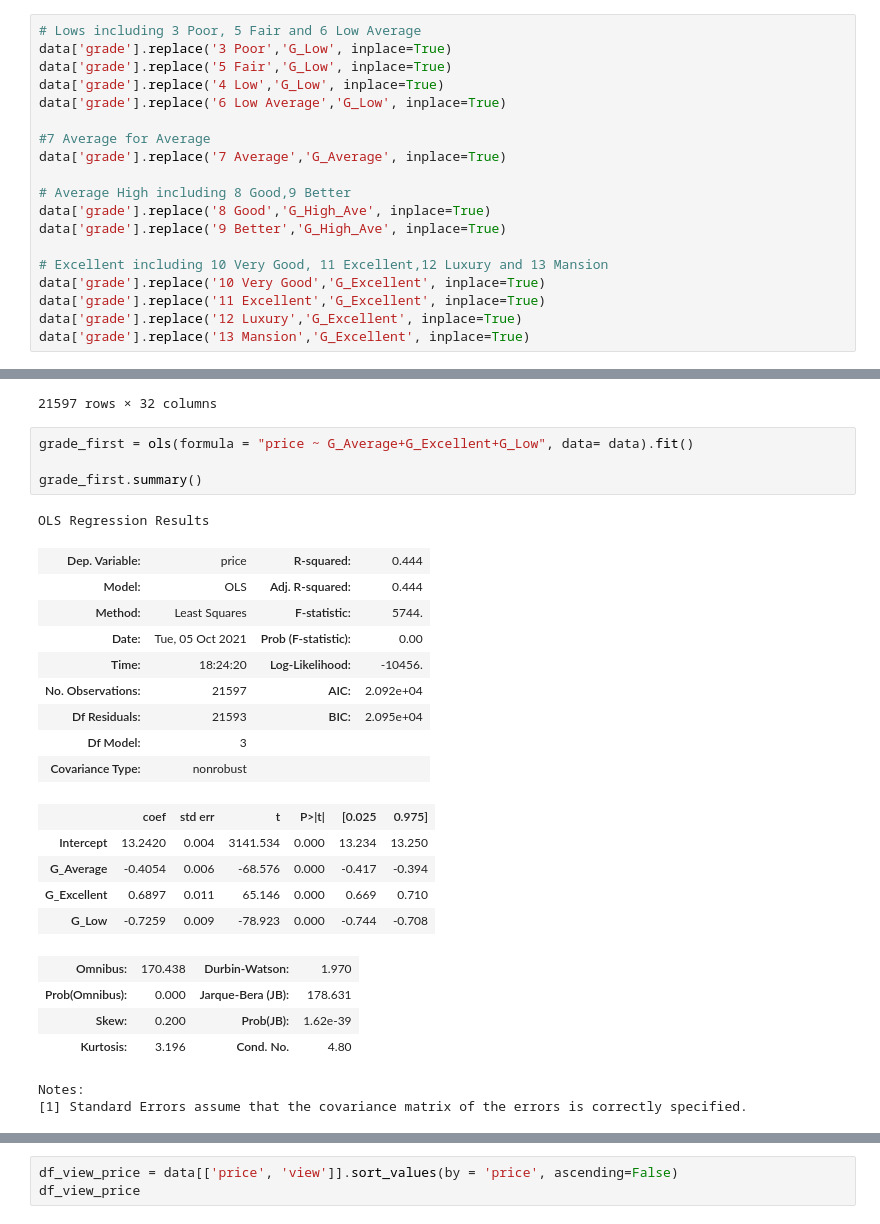
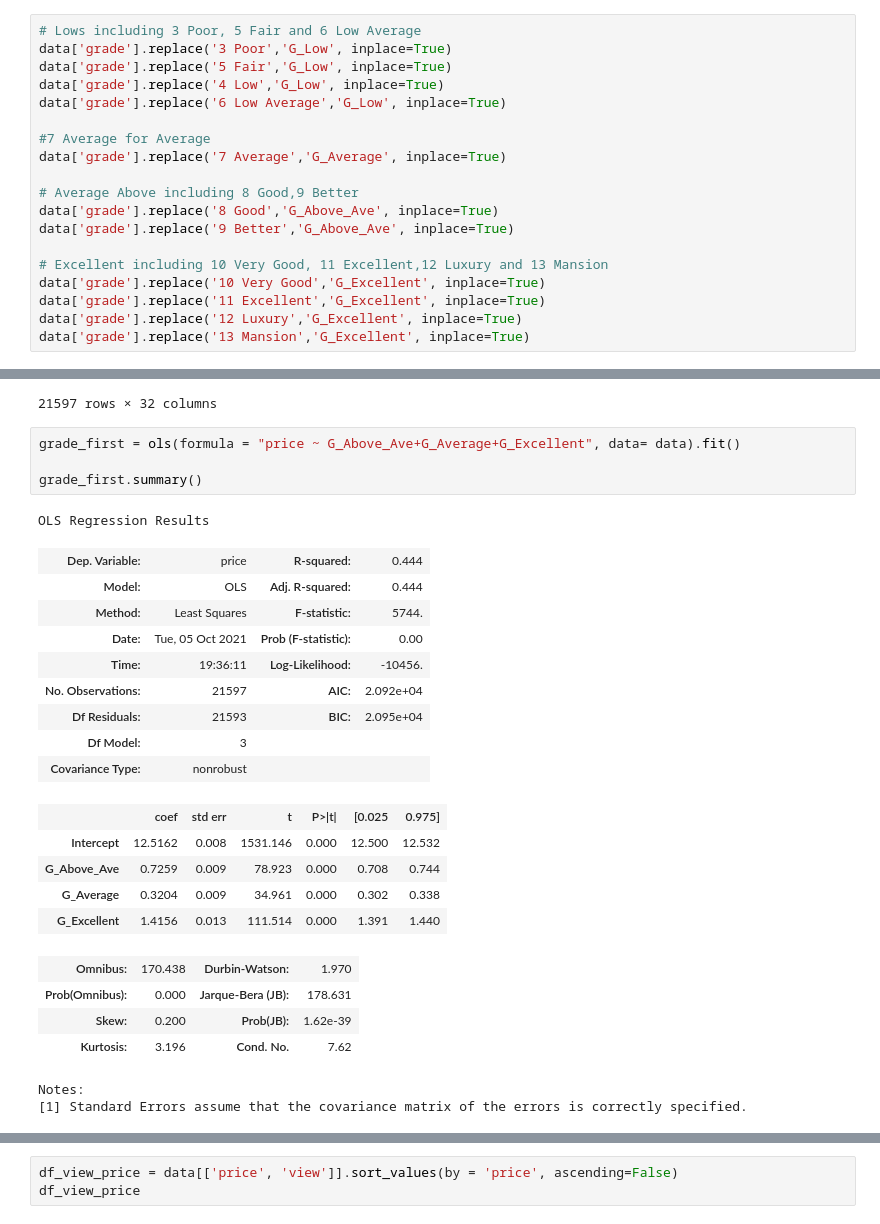
Before and after one commit to NicholasIndorf/KingCountyHousingSaleModel, a Jupyter notebook: notebooks/Mellissa/Valle.ipynb, the cells around one changed output, grey strips where cells are left out. Drawn from its saved outputs; the diff is of its cells as text.

```diff
--- a/notebooks/Mellissa/Valle.ipynb
+++ b/notebooks/Mellissa/Valle.ipynb
@@ -91,9 +95,9 @@ data['grade'].replace('6 Low Average','G_Low', inplace=True)
 #7 Average for Average
 data['grade'].replace('7 Average','G_Average', inplace=True)
 
-# Average High including 8 Good,9 Better
-data['grade'].replace('8 Good','G_High_Ave', inplace=True)
-data['grade'].replace('9 Better','G_High_Ave', inplace=True)
+# Average Above including 8 Good,9 Better
+data['grade'].replace('8 Good','G_Above_Ave', inplace=True)
+data['grade'].replace('9 Better','G_Above_Ave', inplace=True)
 
 # Excellent including 10 Very Good, 11 Excellent,12 Luxury and 13 Mansion
 data['grade'].replace('10 Very Good','G_Excellent', inplace=True)
@@ -712,29 +726,29 @@ data
 | 21596 | 10/15/2014 | 12.691580 | 2 | 0.75 | 1020 | 1076 | 2.0 | NO | NONE | Cond_Average | ... |
 21597 rows × 32 columns
 # %%
-grade_first = ols(formula = "price ~ G_Average+G_Excellent+G_Low", data= data).fit()
+grade_first = ols(formula = "price ~ G_Above_Ave+G_Average+G_Excellent", data= data).fit()
 
 grade_first.summary()
 # %% [output]
 OLS Regression Results
 | Dep. Variable: | price | R-squared: | 0.444 |
 | Model: | OLS | Adj. R-squared: | 0.444 |
 | Method: | Least Squares | F-statistic: | 5744. |
 | Date: | Tue, 05 Oct 2021 | Prob (F-statistic): | 0.00 |
-| Time: | 18:24:20 | Log-Likelihood: | -10456. |
+| Time: | 19:36:11 | Log-Likelihood: | -10456. |
 | No. Observations: | 21597 | AIC: | 2.092e+04 |
 | Df Residuals: | 21593 | BIC: | 2.095e+04 |
 | Df Model: | 3 |  |  |
 | Covariance Type: | nonrobust |  |  |
 |  | coef | std err | t | P>|t| | [0.025 | 0.975] |
-| Intercept | 13.2420 | 0.004 | 3141.534 | 0.000 | 13.234 | 13.250 |
-| G_Average | -0.4054 | 0.006 | -68.576 | 0.000 | -0.417 | -0.394 |
-| G_Excellent | 0.6897 | 0.011 | 65.146 | 0.000 | 0.669 | 0.710 |
-| G_Low | -0.7259 | 0.009 | -78.923 | 0.000 | -0.744 | -0.708 |
+| Intercept | 12.5162 | 0.008 | 1531.146 | 0.000 | 12.500 | 12.532 |
+| G_Above_Ave | 0.7259 | 0.009 | 78.923 | 0.000 | 0.708 | 0.744 |
+| G_Average | 0.3204 | 0.009 | 34.961 | 0.000 | 0.302 | 0.338 |
+| G_Excellent | 1.4156 | 0.013 | 111.514 | 0.000 | 1.391 | 1.440 |
 | Omnibus: | 170.438 | Durbin-Watson: | 1.970 |
 | Prob(Omnibus): | 0.000 | Jarque-Bera (JB): | 178.631 |
 | Skew: | 0.200 | Prob(JB): | 1.62e-39 |
-| Kurtosis: | 3.196 | Cond. No. | 4.80 |
+| Kurtosis: | 3.196 | Cond. No. | 7.62 |
 Notes:
 [1] Standard Errors assume that the covariance matrix of the errors is correctly specified.
 # %%
```
Also changed, not shown: parts of 35 cells of this notebook.
